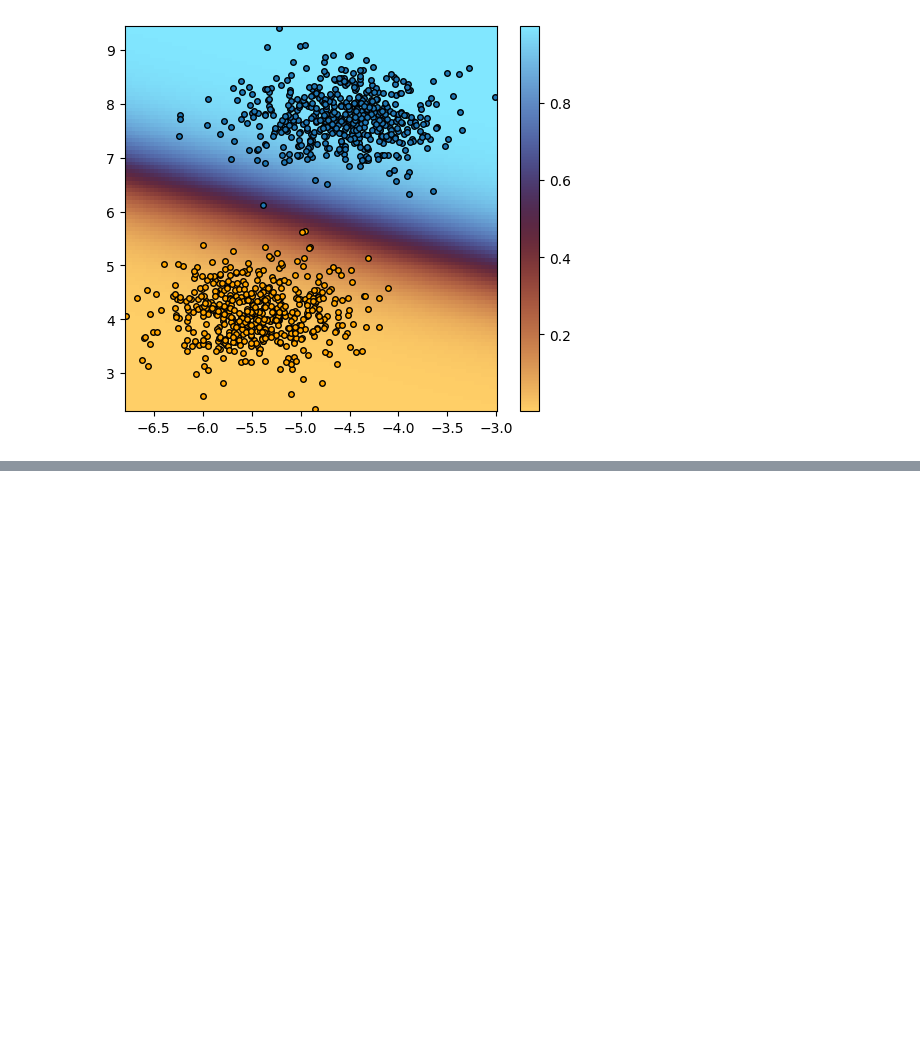
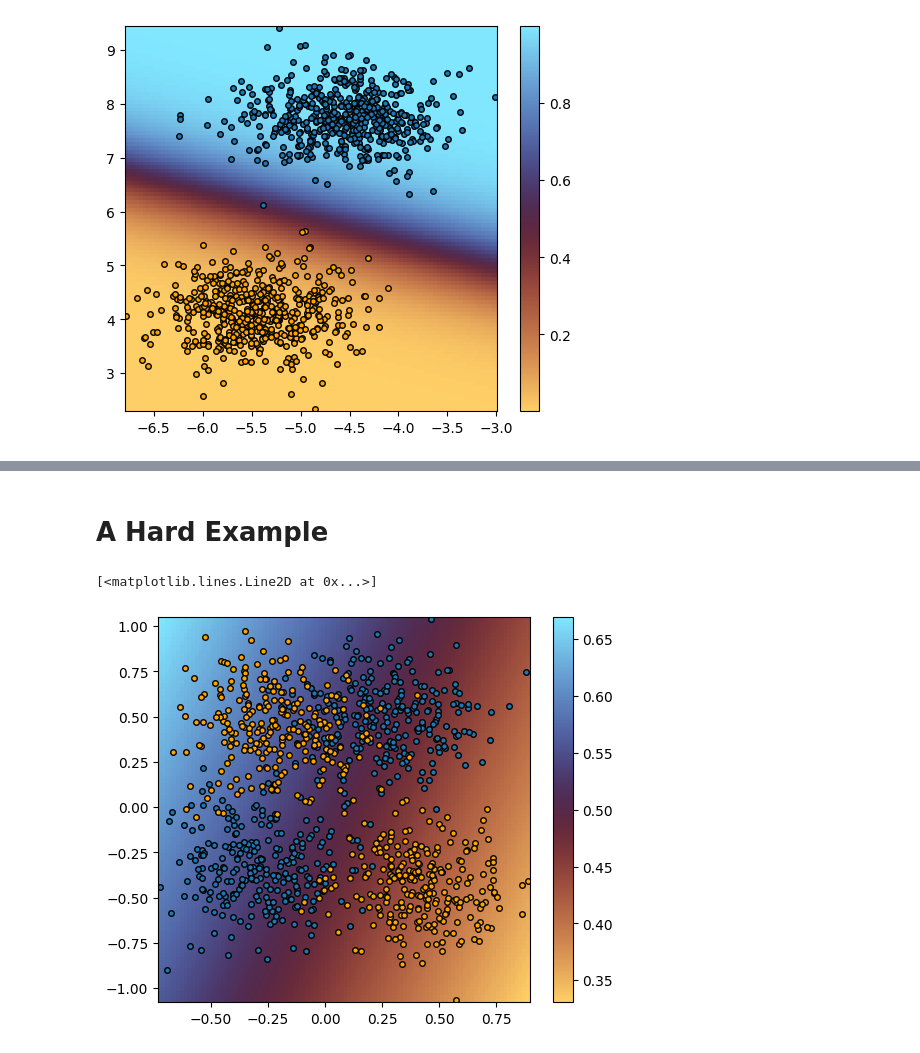
Before and after one commit to KISRDevelopment/python-ml-2025, a Jupyter notebook: code/block9.ipynb, the cells around one changed output, grey strips where cells are left out. Cells and saved outputs as stored; diff of their text form; code cells hidden in the pictures; blank space fills up the shorter version.

```diff
--- a/code/block9.ipynb
+++ b/code/block9.ipynb
@@ -161,0 +153,48 @@ ax.plot(X[class1_ix, 0], X[class1_ix, 1], color='orange', marker='o', markersize
+# %% [markdown]
+# A Hard Example
+# %%
+df = pd.read_csv("../data/nonseparable_binary_data.csv")
+df
+
+model = BinaryLinearModel(['x1', 'x2'])
+
+rng = jax.random.key(52345)
+
+history = model.train(rng, df, df['y'].to_numpy(), epochs=100, eta=0.1, batch_size=100)
+# %%
+# initialize range of input values
+
+min_x = np.min(df[['x1', 'x2']].to_numpy(), axis=0)
+max_x = np.max(df[['x1', 'x2']].to_numpy(), axis=0)
+
+K = 100
+x1s = np.linspace(min_x[0], max_x[0], K)
+x2s = np.linspace(min_x[1], max_x[1], K)
+x1s, x2s = np.meshgrid(x1s, x2s)
+
+# zip the inputs up into a (K*K, 2) array
+Xstar = np.vstack((x1s.flatten(), x2s.flatten())).T
+
+df_star = pd.DataFrame(data=Xstar, columns=['x1','x2'])
+
+yhat = model.predict(df_star).reshape((K,K))
+
+f, ax = plt.subplots(1, 1, figsize=(6, 5))
+
+cp = ax.pcolor(x1s, x2s, yhat, cmap=plt.get_cmap('managua')) # 0: orange, 1: blue
+f.colorbar(cp)
+
+#
+# plot the actual points
+#
+X = df[['x1','x2']].to_numpy()
+
+y = df['y'].to_numpy()
+class0_ix = y == 1 # y = 1, blue
+class1_ix = y == 0 # y = 0, orange
+
+ax.plot(X[class0_ix, 0], X[class0_ix, 1], marker='o', markersize=4, linestyle='', markeredgecolor='black', markeredgewidth=1)
+ax.plot(X[class1_ix, 0], X[class1_ix, 1], color='orange', marker='o', markersize=4, linestyle='', markeredgecolor='black', markeredgewidth=1)
+# %% [output]
+[<matplotlib.lines.Line2D at 0x...>]
+[figure, added]
```
Also changed, not shown: parts of 1 cell of this notebook, 4 other files.
